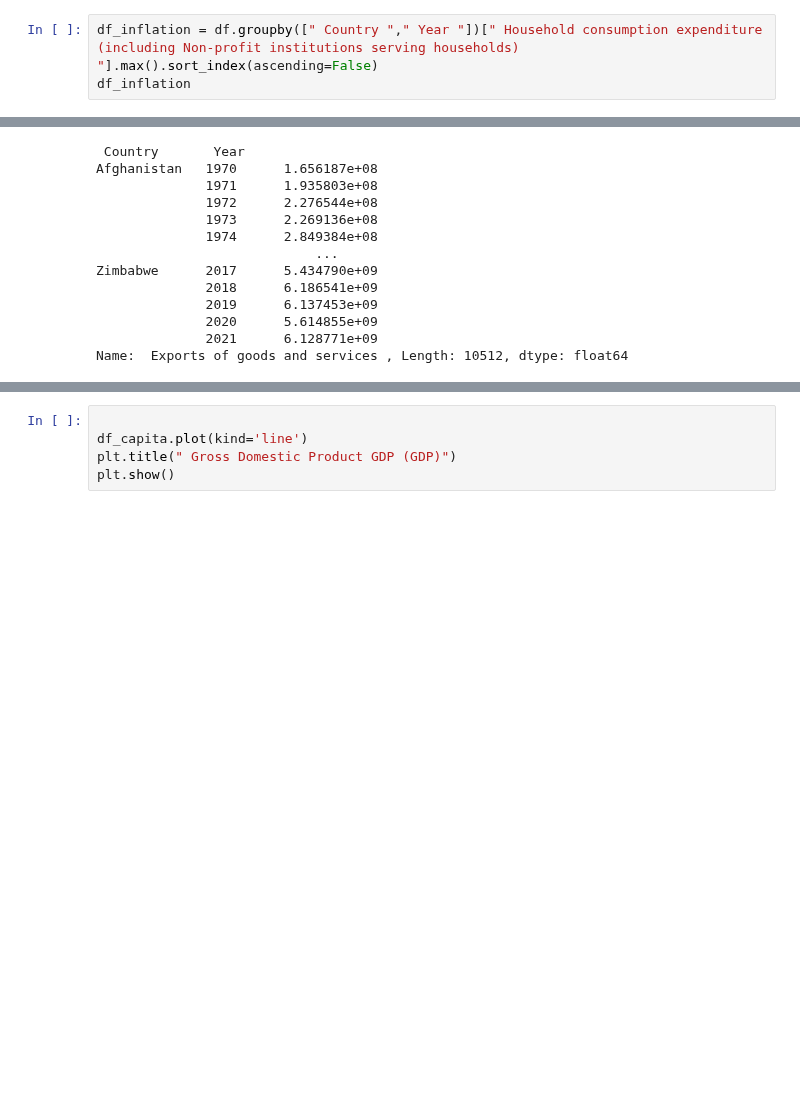
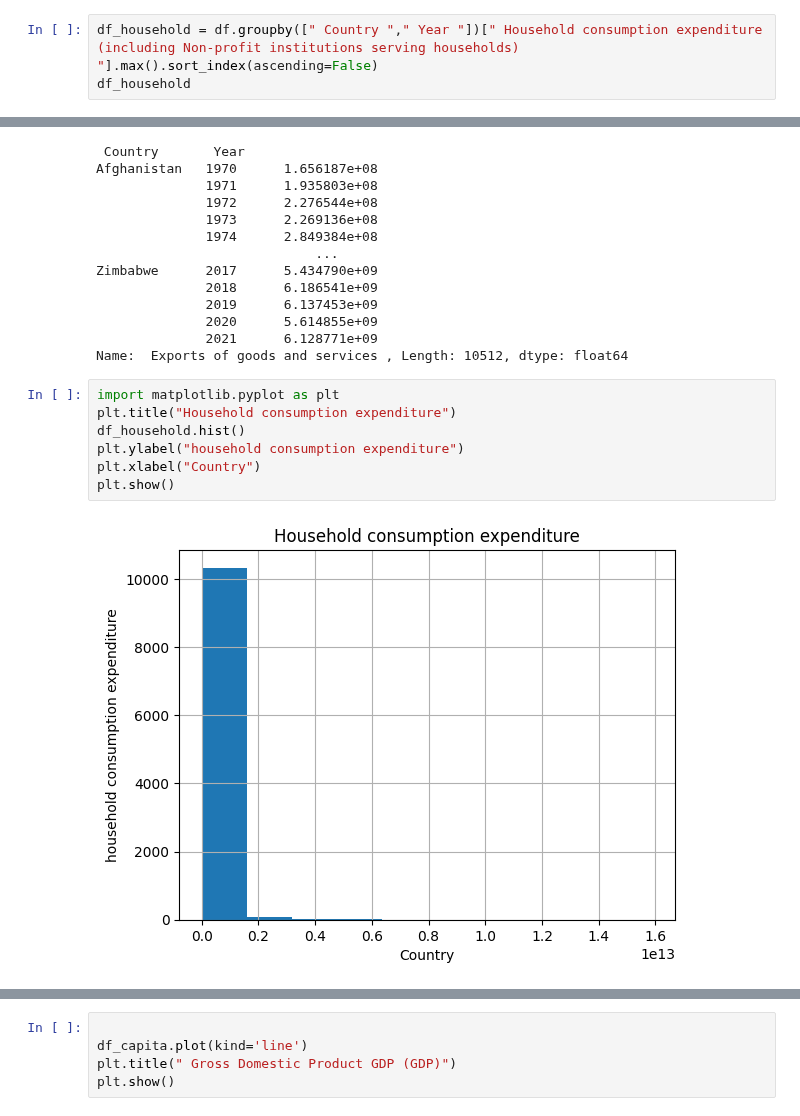
Before and after one commit to khoulaCode/machine-learning-code-orbit, a Jupyter notebook: team_members/from_almuhannad/global_economy_indicator.ipynb, the cells around one changed output, grey strips where cells are left out. Saved outputs shown, nothing was run; the diff lists cells and outputs as text; blank space fills up the shorter version.

```diff
--- a/team_members/from_almuhannad/global_economy_indicator.ipynb
+++ b/team_members/from_almuhannad/global_economy_indicator.ipynb
@@ -58,8 +58,8 @@ Name:  Gross Domestic Product (GDP) , dtype: float64
 # %% [markdown]
 # Countries with the Household consumption expenditure in the most recent year
 # %%
-df_inflation = df.groupby([" Country "," Year "])[" Household consumption expenditure (including Non-profit institutions serving households) "].max().sort_index(ascending=False)
-df_inflation
+df_household = df.groupby([" Country "," Year "])[" Household consumption expenditure (including Non-profit institutions serving households) "].max().sort_index(ascending=False)
+df_household
 # %% [output]
  Country       Year
 Zimbabwe      2021      1.810656e+10
@@ -132,4 +132,13 @@ Zimbabwe      2017      5.434790e+09
               2020      5.614855e+09
               2021      6.128771e+09
 Name:  Exports of goods and services , Length: 10512, dtype: float64
+# %%
+import matplotlib.pyplot as plt
+plt.title("Household consumption expenditure")
+df_household.hist()
+plt.ylabel("household consumption expenditure")
+plt.xlabel("Country")
+plt.show()
+# %% [output]
+[figure, added]
 # %%
```
Also changed, not shown: parts of 1 cell of this notebook.
